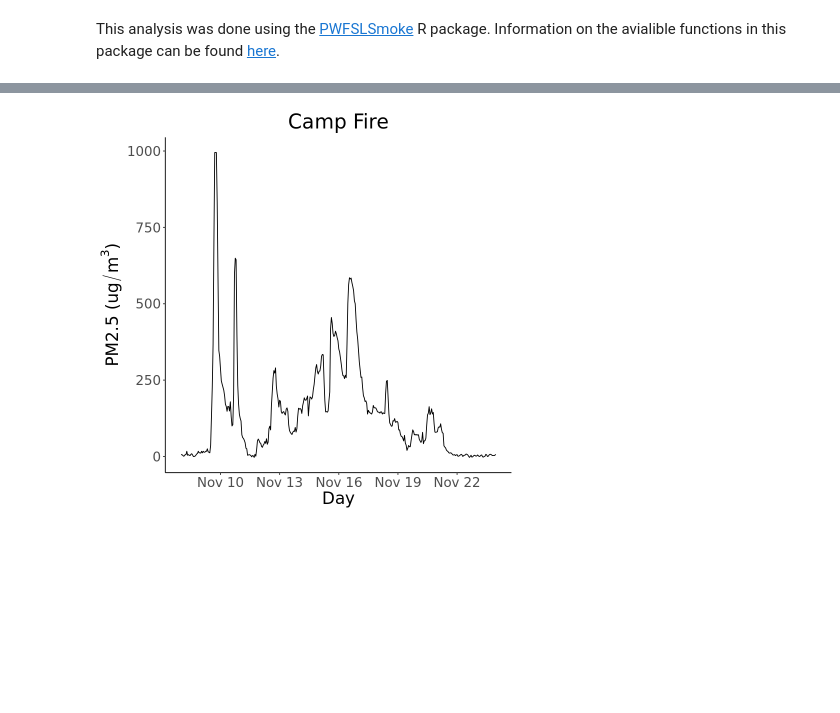
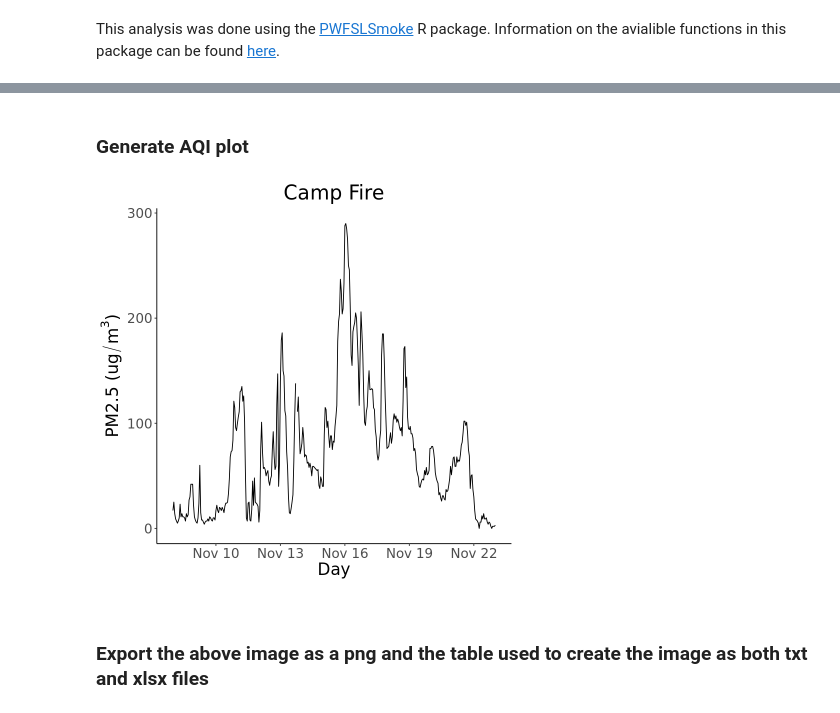
Before and after one commit to nasiegel88/airquality, a Jupyter notebook: airquality.ipynb, the cells around one changed output, grey strips where cells are left out. Saved outputs shown, nothing was run; the diff lists cells and outputs as text; code cells hidden in the pictures; blank space fills up the shorter version.

```diff
--- a/airquality.ipynb
+++ b/airquality.ipynb
@@ -48,0 +28,5 @@ A tibble: 6 × 3
+# %%
+fire <-
+  monitor_loadAnnual(2018) %>% # Wildfire year
+  monitor_subset(stateCodes = 'CA') %>% # State two-letter code
+  monitor_subset(tlim = c(20181108, 20181123)) # Date range of wildfire
@@ -48,0 +41,7 @@ A tibble: 6 × 3
+# %%
+fire.monitor <-
+  fire %>%
+  monitor_subset(monitorIDs = '061130004_01') # Monitor at UC Davis (Campbell Rd, Davis CA 95616)
+fire.df <- fire.monitor$data %>% rename(PM2.5 = names(fire.monitor$data)[2],
+                                         Date = datetime)
+head(fire.df)
@@ -49,4 +58,9 @@ A tibble: 6 × 3
+# %% [markdown]
+### Generate AQI plot
 # %%
-fire_plot_aqi(x = wf , title = "Camp Fire")
+plot <- fire_plot_aqi(x = fire.df , title = "Camp Fire")
+plot
 # %% [output]
-[figure, old version]
+[figure, new version]
+# %% [markdown]
+### Export the above image as a png and the table used to create the image as both txt and xlsx files
```
Also changed, not shown: parts of 12 cells of this notebook, 3 other files.
